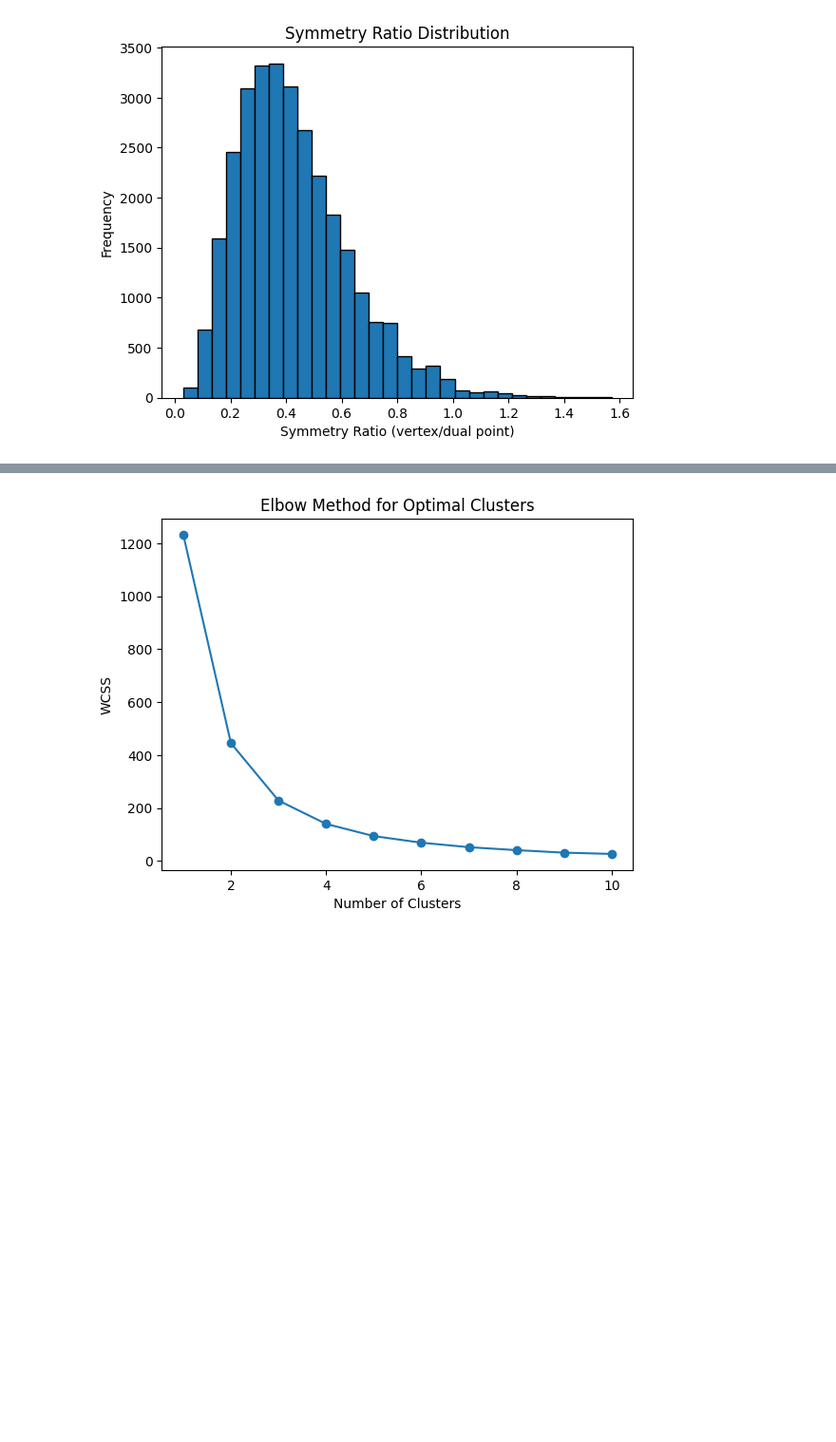
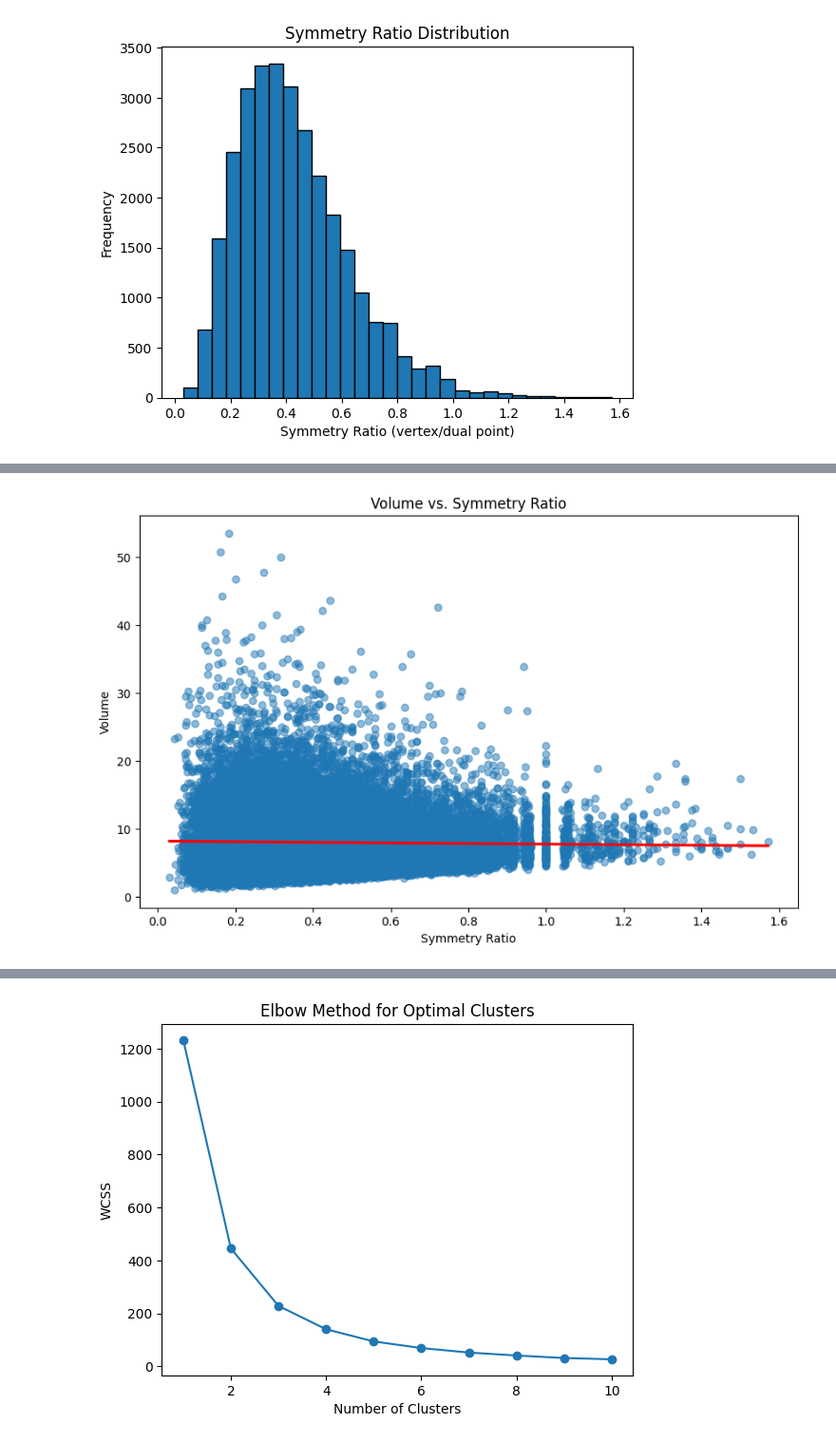
Before and after one commit to Sultanow/polytopes, a Jupyter notebook: python/notebooks/case_4d.ipynb, the cells around one changed output, grey strips where cells are left out. Shown at 95% size. Saved outputs shown, nothing was run; the diff lists cells and outputs as text; code cells hidden in the pictures; blank space fills up the shorter version.

```diff
--- a/python/notebooks/case_4d.ipynb
+++ b/python/notebooks/case_4d.ipynb
@@ -161,0 +191,16 @@ plt.show()
+# %%
+def calculate_hull_volume(vertices):
+    vertices = np.vstack(vertices)
+    hull = ConvexHull(vertices)
+    return hull.volume
+
+df['volume'] = df['vertices'].apply(calculate_hull_volume)
+# %%
+plt.figure(figsize=(10, 6))
+sns.regplot(data=df, x='symmetry_ratio', y='volume', scatter_kws={'alpha':0.5}, line_kws={'color': 'red'})
+plt.title("Volume vs. Symmetry Ratio")
+plt.xlabel("Symmetry Ratio")
+plt.ylabel("Volume")
+plt.show()
+# %% [output]
+[figure, added]
```
Also changed, not shown: parts of 7 cells of this notebook.
